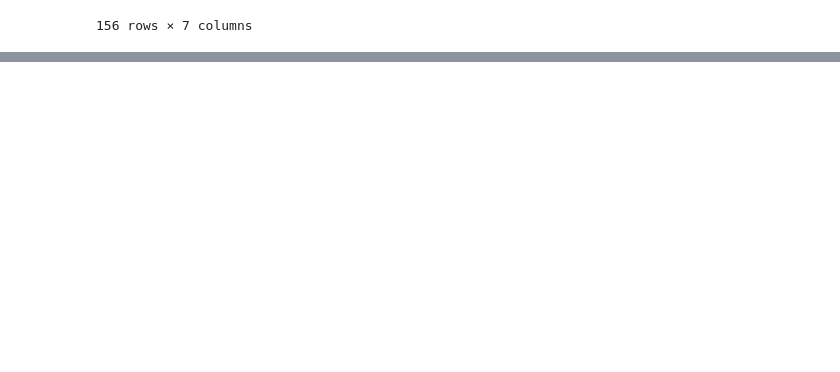
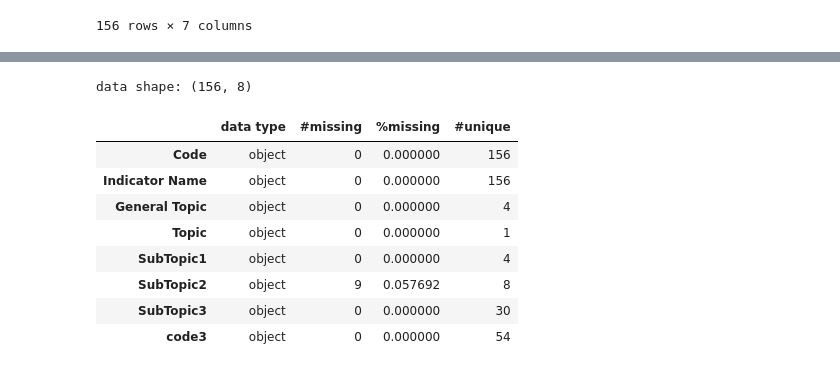
Before and after one commit to bm-sami/tunisia-wdi-structure, a Jupyter notebook: notebooks/metadata_code_1.ipynb, the cells around one changed output, grey strips where cells are left out. Cells and saved outputs as stored; diff of their text form; code cells hidden in the pictures; blank space fills up the shorter version.

```diff
--- a/notebooks/metadata_code_1.ipynb
+++ b/notebooks/metadata_code_1.ipynb
@@ -94,0 +252,13 @@ example_education[example_education['code3'] == 'SE.TER.CUAT']
+# %%
+summary(example_education).style.background_gradient(cmap='Blues')
+# %% [output]
+data shape: (156, 8)
+|  | data type | #missing | %missing | #unique |
+| Code | object | 0 | 0.000000 | 156 |
+| Indicator Name | object | 0 | 0.000000 | 156 |
+| General Topic | object | 0 | 0.000000 | 4 |
+| Topic | object | 0 | 0.000000 | 1 |
+| SubTopic1 | object | 0 | 0.000000 | 4 |
+| SubTopic2 | object | 9 | 0.057692 | 8 |
+| SubTopic3 | object | 0 | 0.000000 | 30 |
+| code3 | object | 0 | 0.000000 | 54 |
```
Also changed, not shown: parts of 23 cells of this notebook.
